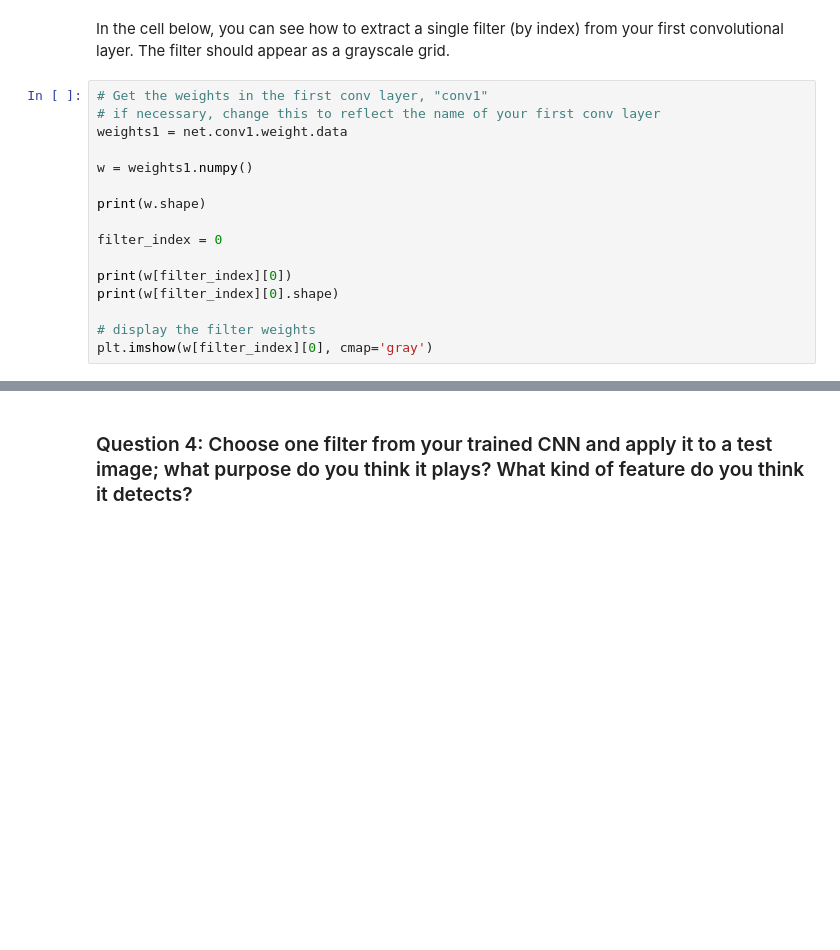
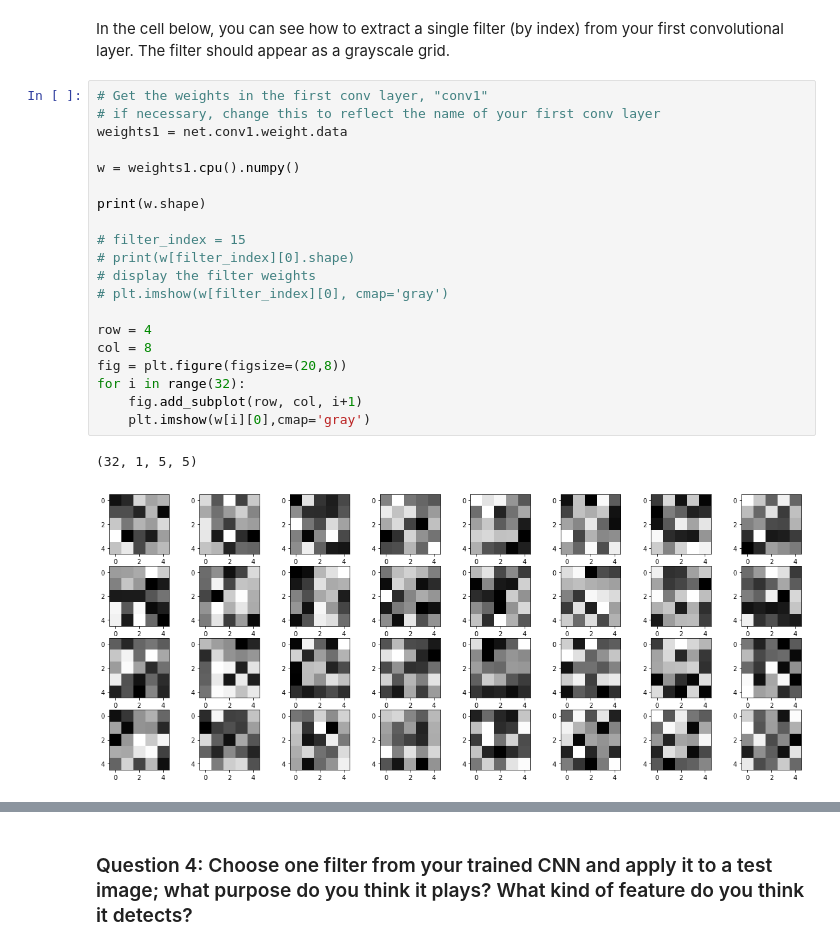
Before and after one commit to lb5160482/cvnd_P1_Facial_Keypoints, a Jupyter notebook: 2. Define the Network Architecture.ipynb, the cells around one changed output, grey strips where cells are left out. Drawn from its saved outputs; the diff is of its cells as text; blank space fills up the shorter version.

```diff
--- a/2. Define the Network Architecture.ipynb
+++ b/2. Define the Network Architecture.ipynb
@@ -507,19 +545,26 @@ In the cell below, you can see how to extract a single filter (by index) from yo
 # %%
 # Get the weights in the first conv layer, "conv1"
 # if necessary, change this to reflect the name of your first conv layer
 weights1 = net.conv1.weight.data
 
-w = weights1.numpy()
+w = weights1.cpu().numpy()
 
 print(w.shape)
 
-filter_index = 0
+# filter_index = 15
+# print(w[filter_index][0].shape)
+# display the filter weights
+# plt.imshow(w[filter_index][0], cmap='gray')
 
-print(w[filter_index][0])
-print(w[filter_index][0].shape)
-
-# display the filter weights
-plt.imshow(w[filter_index][0], cmap='gray')
+row = 4
+col = 8
+fig = plt.figure(figsize=(20,8))
+for i in range(32):
+    fig.add_subplot(row, col, i+1)
+    plt.imshow(w[i][0],cmap='gray')
+# %% [output]
+(32, 1, 5, 5)
+[figure, added]
 # %% [markdown]
 ## Feature maps
 
```
Also changed, not shown: parts of 17 cells of this notebook.
